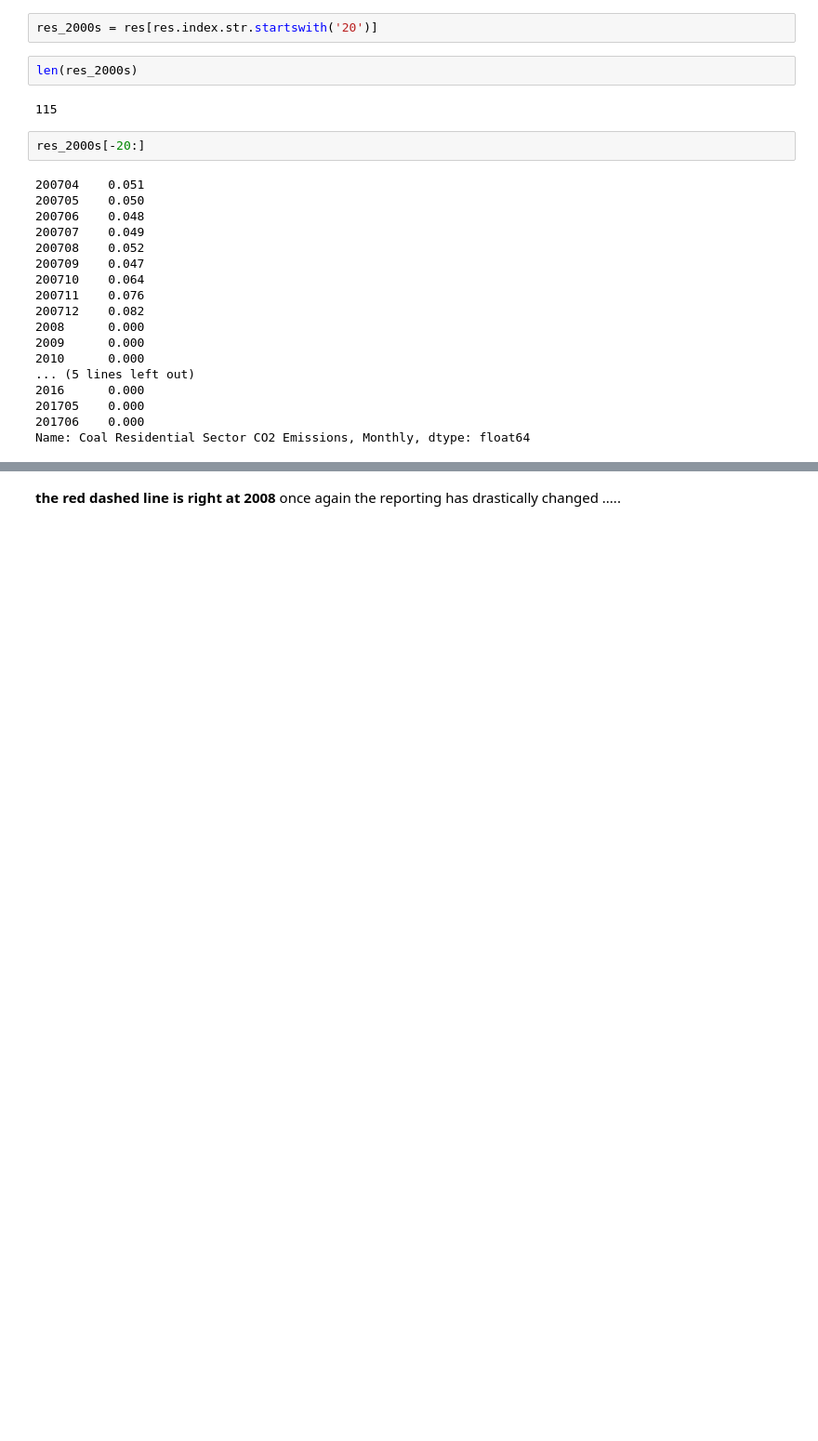
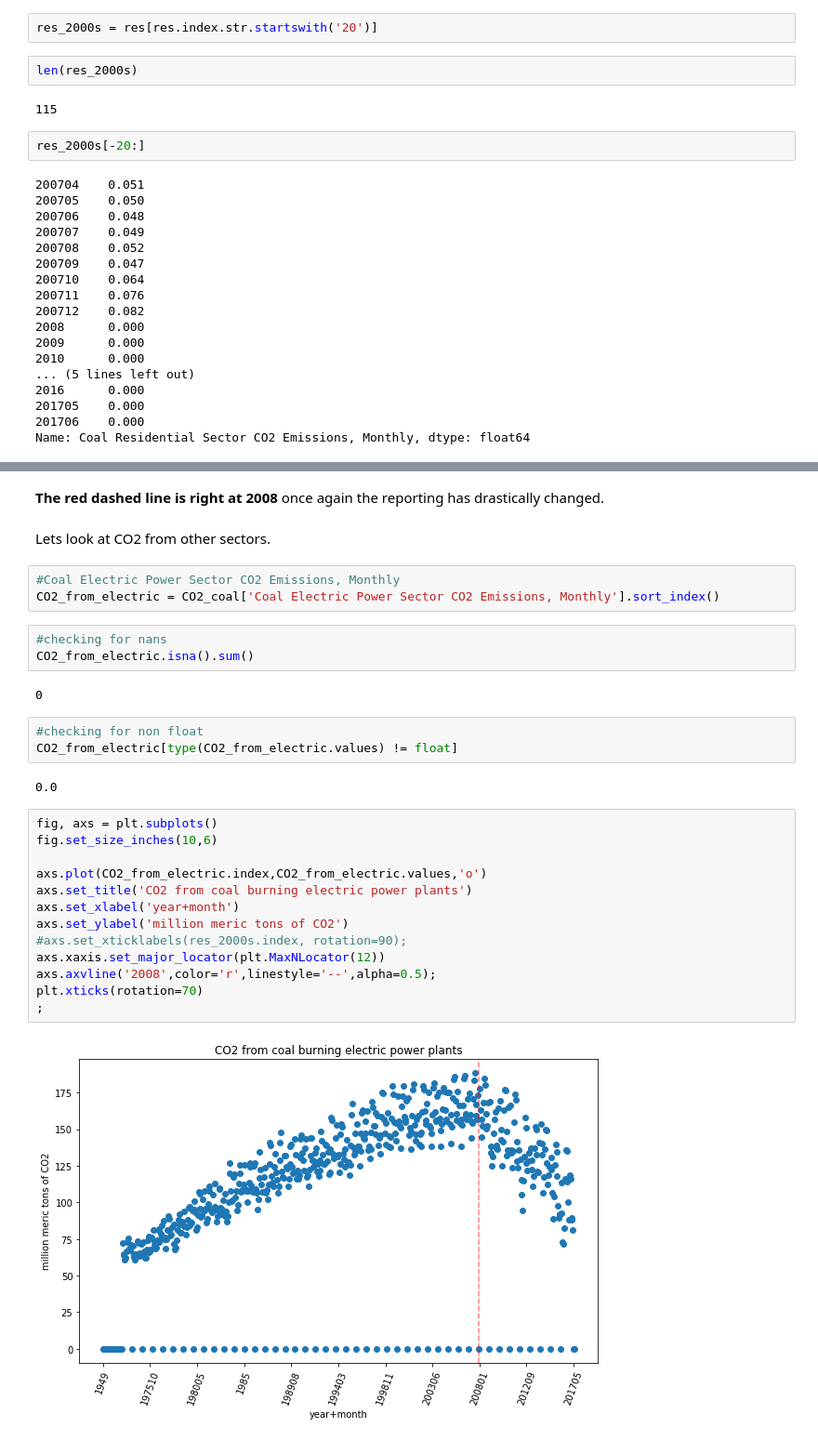
Before and after one commit to Iguanacolossus/energy-statistics, a Jupyter notebook: exploration.ipynb, the cells around one changed output, grey strips where cells are left out. Shown at 93% size. Saved outputs shown, nothing was run; the diff lists cells and outputs as text; blank space fills up the shorter version.

```diff
--- a/exploration.ipynb
+++ b/exploration.ipynb
@@ -463,2 +454,32 @@ axs.axvline('2008',color='r',linestyle='--',alpha=0.5);
 # %% [markdown]
-**the red dashed line is right at 2008** once again the reporting has drastically changed .....
+**The red dashed line is right at 2008** once again the reporting has drastically changed.
+# %% [markdown]
+Lets look at CO2 from other sectors.
+# %%
+#Coal Electric Power Sector CO2 Emissions, Monthly
+CO2_from_electric = CO2_coal['Coal Electric Power Sector CO2 Emissions, Monthly'].sort_index()
+# %%
+#checking for nans
+CO2_from_electric.isna().sum()
+# %% [output]
+0
+# %%
+#checking for non float
+CO2_from_electric[type(CO2_from_electric.values) != float]
+# %% [output]
+0.0
+# %%
+fig, axs = plt.subplots()
+fig.set_size_inches(10,6)
+
+axs.plot(CO2_from_electric.index,CO2_from_electric.values,'o')
+axs.set_title('CO2 from coal burning electric power plants')
+axs.set_xlabel('year+month')
+axs.set_ylabel('million meric tons of CO2')
+#axs.set_xticklabels(res_2000s.index, rotation=90);
+axs.xaxis.set_major_locator(plt.MaxNLocator(12))
+axs.axvline('2008',color='r',linestyle='--',alpha=0.5);
+plt.xticks(rotation=70)
+;
+# %% [output]
+[figure, added]
```
Also changed, not shown: parts of 26 cells of this notebook.
